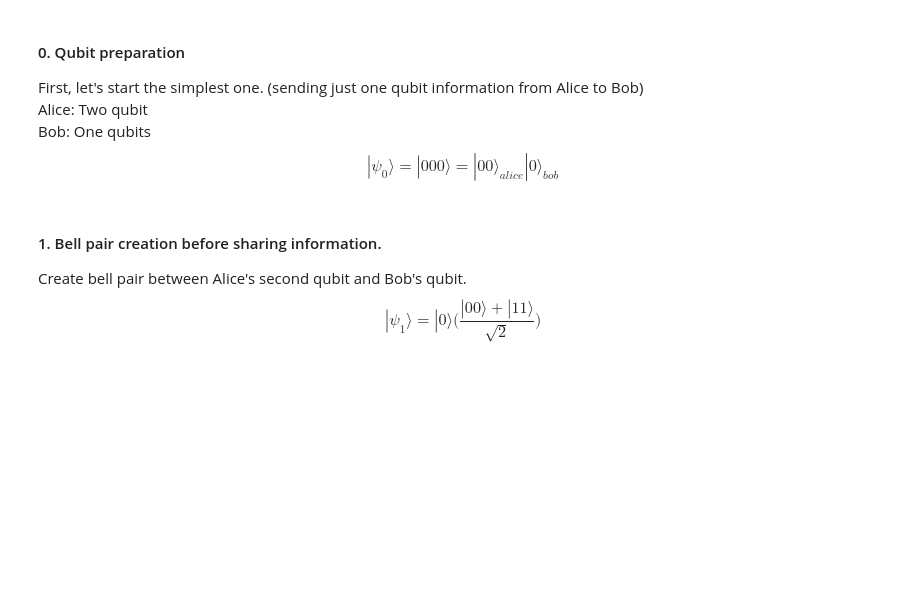
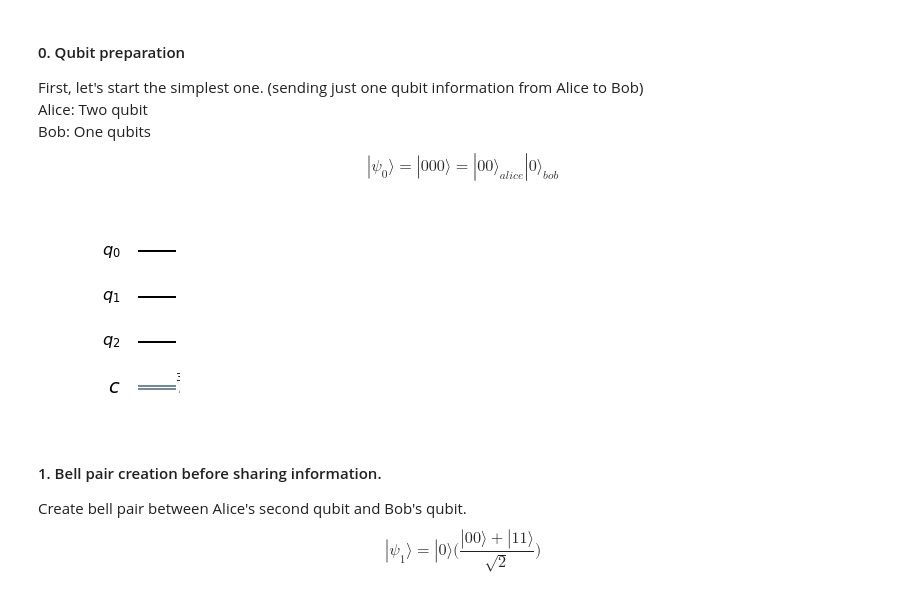
Before and after one commit to Chibikuri/Assignment, a Jupyter notebook: 3.teleportation/Notebook.ipynb, the cells around one changed output. Cells and saved outputs as stored; diff of their text form; code cells hidden in the pictures; blank space fills up the shorter version.

```diff
--- a/3.teleportation/Notebook.ipynb
+++ b/3.teleportation/Notebook.ipynb
@@ -17,6 +17,16 @@ First, let's start the simplest one. (sending just one qubit information from Al
 Alice: Two qubit
 Bob: One qubits
 $$|\psi_0\rangle = |000\rangle = |00\rangle_{alice}|0\rangle_{bob}$$
+# %%
+from qiskit import *
+import qiskit.visualization
+from qiskit.visualization import plot_histogram, plot_bloch_multivector
+%matplotlib inline
+
+qc = QuantumCircuit(3,3)
+qc.draw(output = 'mpl')
+# %% [output]
+[figure, added]
 # %% [markdown]
 #### 1. Bell pair creation before sharing information.
 Create bell pair between Alice's second qubit and Bob's qubit.
```
Also changed, not shown: parts of 5 cells of this notebook.
